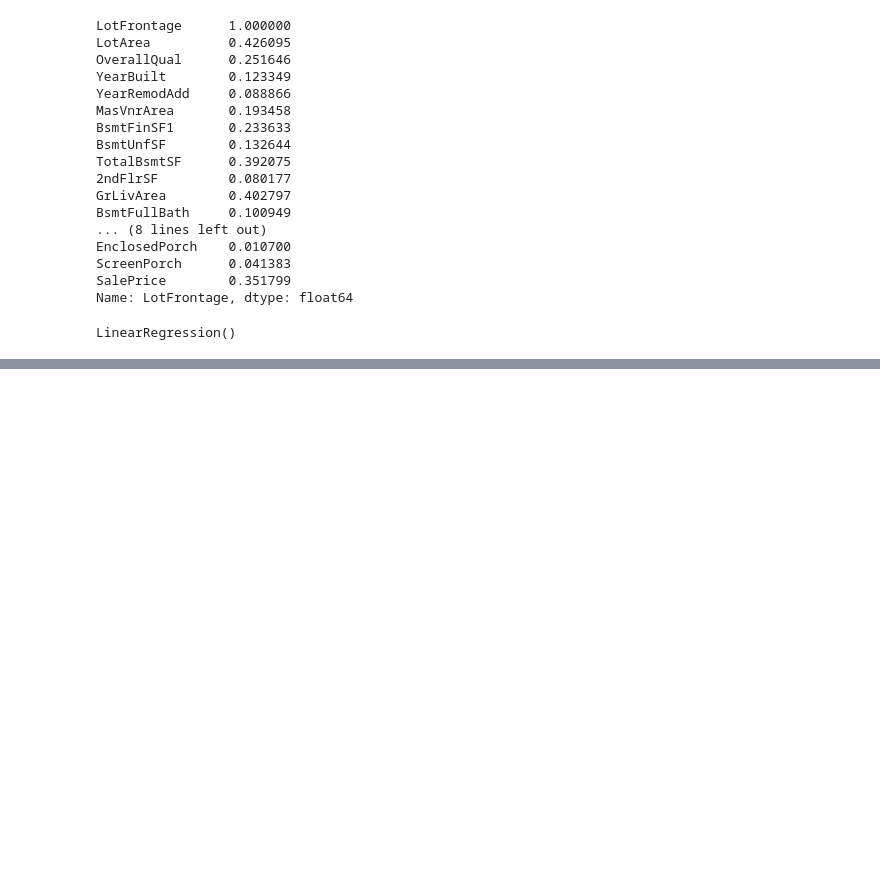
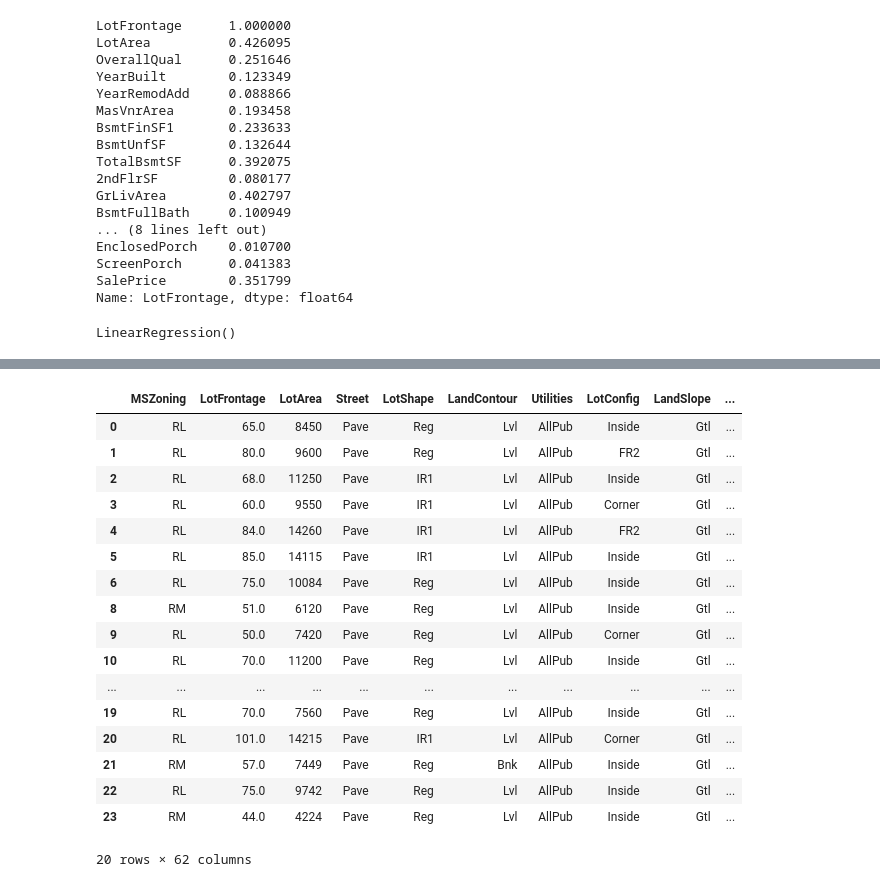
Before and after one commit to sahilsaeidkhan/just_Practice, a Jupyter notebook: house_prediction.ipynb, the cells around one changed output, grey strips where cells are left out. Saved outputs shown, nothing was run; the diff lists cells and outputs as text; code cells hidden in the pictures; blank space fills up the shorter version.

```diff
--- a/house_prediction.ipynb
+++ b/house_prediction.ipynb
@@ -540,0 +577,21 @@ LinearRegression()
+# %%
+train_data.head(20)
+# %% [output]
+|  | MSZoning | LotFrontage | LotArea | Street | LotShape | LandContour | Utilities | LotConfig | LandSlope | ... |
+| 0 | RL | 65.0 | 8450 | Pave | Reg | Lvl | AllPub | Inside | Gtl | ... |
+| 1 | RL | 80.0 | 9600 | Pave | Reg | Lvl | AllPub | FR2 | Gtl | ... |
+| 2 | RL | 68.0 | 11250 | Pave | IR1 | Lvl | AllPub | Inside | Gtl | ... |
+| 3 | RL | 60.0 | 9550 | Pave | IR1 | Lvl | AllPub | Corner | Gtl | ... |
+| 4 | RL | 84.0 | 14260 | Pave | IR1 | Lvl | AllPub | FR2 | Gtl | ... |
+| 5 | RL | 85.0 | 14115 | Pave | IR1 | Lvl | AllPub | Inside | Gtl | ... |
+| 6 | RL | 75.0 | 10084 | Pave | Reg | Lvl | AllPub | Inside | Gtl | ... |
+| 8 | RM | 51.0 | 6120 | Pave | Reg | Lvl | AllPub | Inside | Gtl | ... |
+| 9 | RL | 50.0 | 7420 | Pave | Reg | Lvl | AllPub | Corner | Gtl | ... |
+| 10 | RL | 70.0 | 11200 | Pave | Reg | Lvl | AllPub | Inside | Gtl | ... |
+| ... | ... | ... | ... | ... | ... | ... | ... | ... | ... | ... |
+| 19 | RL | 70.0 | 7560 | Pave | Reg | Lvl | AllPub | Inside | Gtl | ... |
+| 20 | RL | 101.0 | 14215 | Pave | IR1 | Lvl | AllPub | Corner | Gtl | ... |
+| 21 | RM | 57.0 | 7449 | Pave | Reg | Bnk | AllPub | Inside | Gtl | ... |
+| 22 | RL | 75.0 | 9742 | Pave | Reg | Lvl | AllPub | Inside | Gtl | ... |
+| 23 | RM | 44.0 | 4224 | Pave | Reg | Lvl | AllPub | Inside | Gtl | ... |
+20 rows × 62 columns
```
Also changed, not shown: parts of 7 cells of this notebook.
